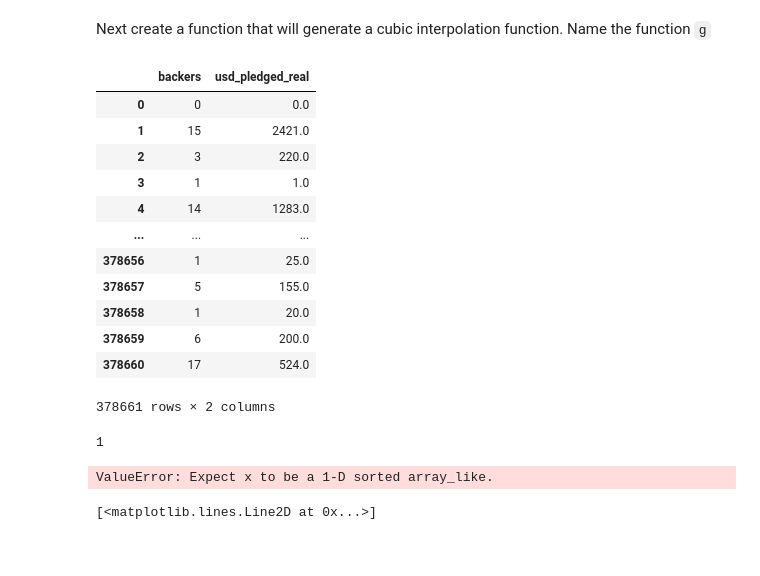
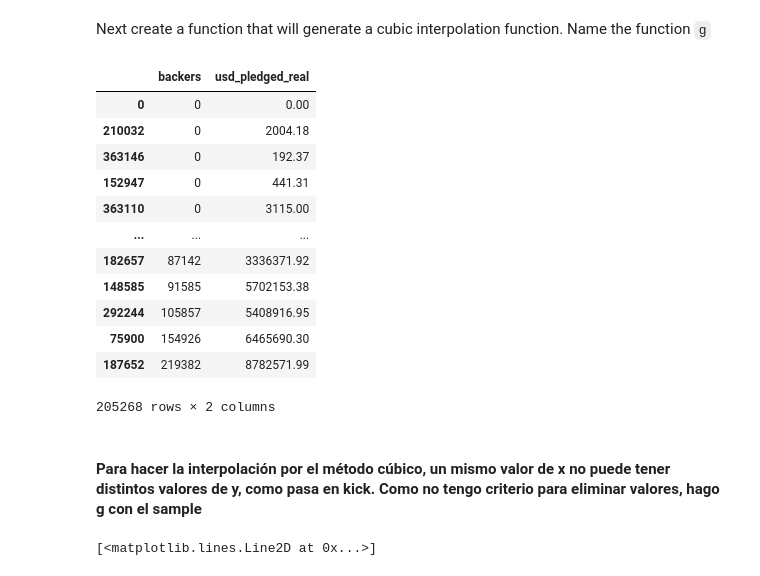
Before and after one commit to silviaherf/datamad0820, a Jupyter notebook: module-2/lab-intro-to-scipy/your-code/main.ipynb, the cells around one changed output. Cells and saved outputs as stored; diff of their text form; code cells hidden in the pictures.

```diff
--- a/module-2/lab-intro-to-scipy/your-code/main.ipynb
+++ b/module-2/lab-intro-to-scipy/your-code/main.ipynb
@@ -199,28 +199,3 @@ plt.plot(x_new, f(x_new))
 [figure]
 # %% [markdown]
 Next create a function that will generate a cubic interpolation function. Name the function `g`
-# %%
-kickstarter[['backers','usd_pledged_real']]
-# %% [output]
-|  | backers | usd_pledged_real |
-| 0 | 0 | 0.0 |
-| 1 | 15 | 2421.0 |
-| 2 | 3 | 220.0 |
-| 3 | 1 | 1.0 |
-| 4 | 14 | 1283.0 |
-| ... | ... | ... |
-| 378656 | 1 | 25.0 |
-| 378657 | 5 | 155.0 |
-| 378658 | 1 | 20.0 |
-| 378659 | 6 | 200.0 |
-| 378660 | 17 | 524.0 |
-378661 rows × 2 columns
-# %%
-kickstarter.usd_pledged_real.ndim
-# %% [output]
-1
-# %%
-# Your code here:
-g = interp1d(kickstarter.backers, kickstarter.usd_pledged_real, kind="cubic")
-# %% [output]
-ValueError: Expect x to be a 1-D sorted array_like.
@@ -231,3 +202,23 @@ plt.plot(x_new, g(x_new))
+# %%
+kick=kickstarter[['backers','usd_pledged_real']].drop_duplicates().sort_values(by='backers')
+# %%
+kick
+# %% [output]
+|  | backers | usd_pledged_real |
+| 0 | 0 | 0.00 |
+| 210032 | 0 | 2004.18 |
+| 363146 | 0 | 192.37 |
+| 152947 | 0 | 441.31 |
+| 363110 | 0 | 3115.00 |
+| ... | ... | ... |
+| 182657 | 87142 | 3336371.92 |
+| 148585 | 91585 | 5702153.38 |
+| 292244 | 105857 | 5408916.95 |
+| 75900 | 154926 | 6465690.30 |
+| 187652 | 219382 | 8782571.99 |
+205268 rows × 2 columns
+# %% [markdown]
+#### Para hacer la interpolación por el método cúbico, un mismo valor de x no puede tener distintos valores de y, como pasa en kick. Como no tengo criterio para eliminar valores, hago g con el sample
 # %%
 g = interp1d(sample.backers, sample.usd_pledged_real, kind="cubic")
 # %%
```
Also changed, not shown: parts of 1 cell of this notebook.
